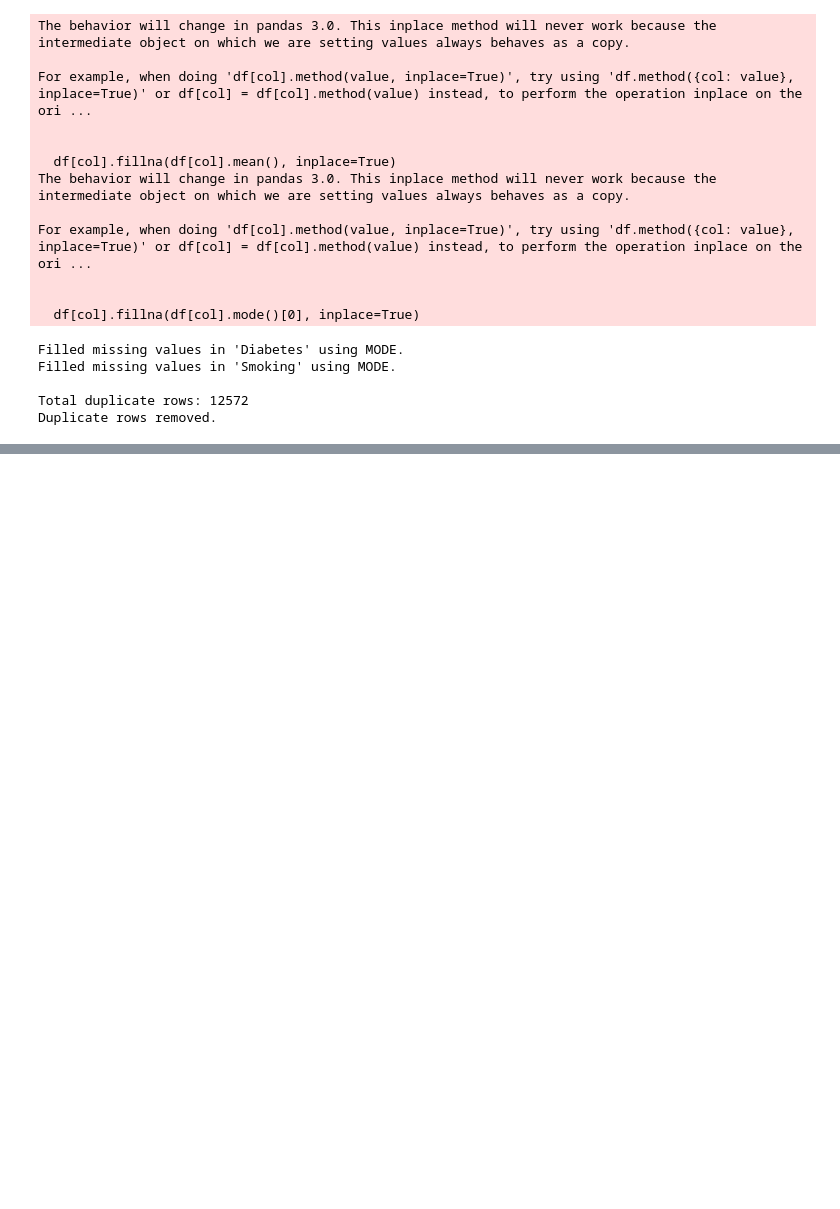
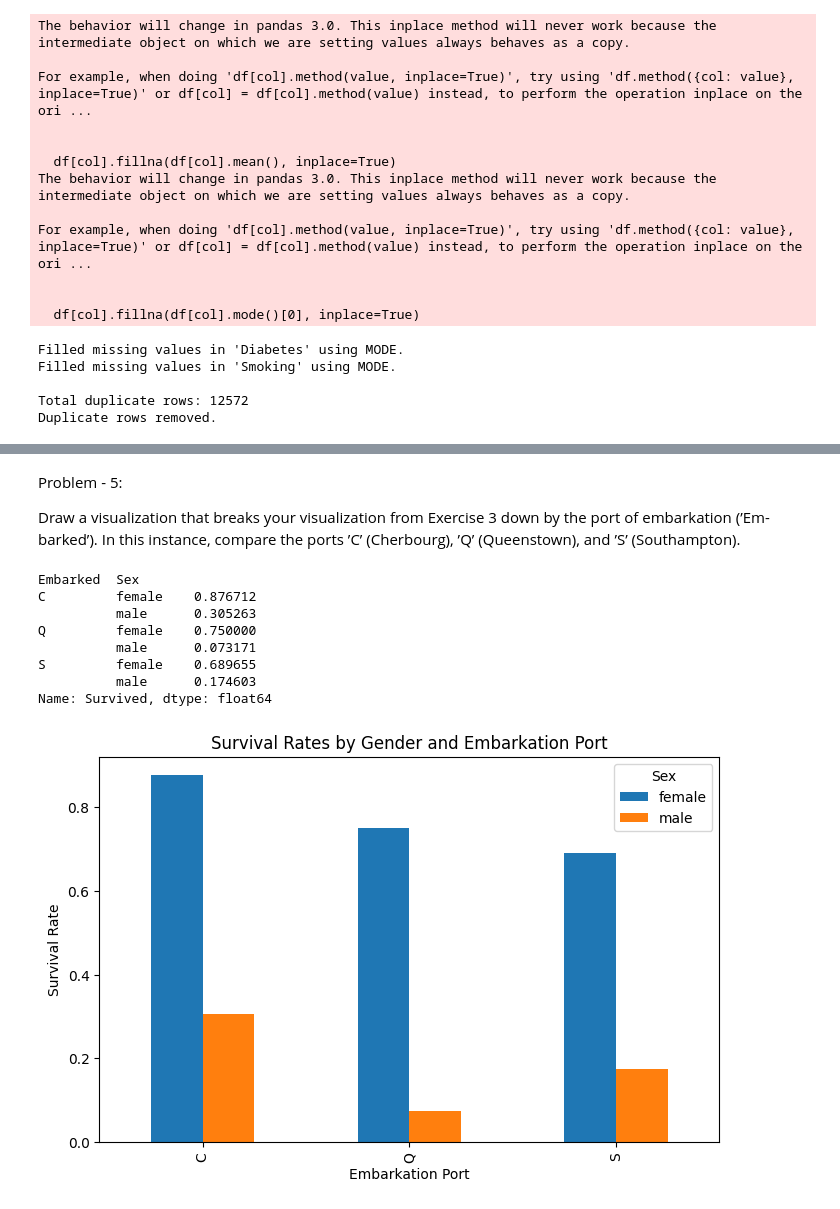
Before and after one commit to Dipesh0987/Concepts-and-Technologies-of-AI, a Jupyter notebook: Dipesh_Kishor_Chhetri_worksheet2.ipynb, the cells around one changed output, grey strips where cells are left out. Drawn from its saved outputs; the diff is of its cells as text; code cells hidden in the pictures; blank space fills up the shorter version.

```diff
--- a/Dipesh_Kishor_Chhetri_worksheet2.ipynb
+++ b/Dipesh_Kishor_Chhetri_worksheet2.ipynb
@@ -171,0 +328,31 @@ Duplicate rows removed.
+# %% [markdown]
+Problem - 5:
+
+Draw a visualization that breaks your visualization from Exercise 3 down by the port of embarkation (’Em-
+barked’). In this instance, compare the ports ’C’ (Cherbourg), ’Q’ (Queenstown), and ’S’ (Southampton).
+# %%
+import pandas as pd
+import matplotlib.pyplot as plt
+
+df = pd.read_csv("/content/drive/MyDrive/Titanic-Dataset.csv")
+
+# Group by Embarked and Sex
+survival_by_port_gender = df.groupby(['Embarked', 'Sex'])['Survived'].mean()
+print(survival_by_port_gender)
+
+# Visualization
+survival_by_port_gender.unstack().plot(kind='bar', figsize=(8,5))
+plt.title("Survival Rates by Gender and Embarkation Port")
+plt.xlabel("Embarkation Port")
+plt.ylabel("Survival Rate")
+plt.show()
+# %% [output]
+Embarked  Sex
+C         female    0.876712
+          male      0.305263
+Q         female    0.750000
+          male      0.073171
+S         female    0.689655
+          male      0.174603
+Name: Survived, dtype: float64
+[figure, added]
```
Also changed, not shown: parts of 8 cells of this notebook.
